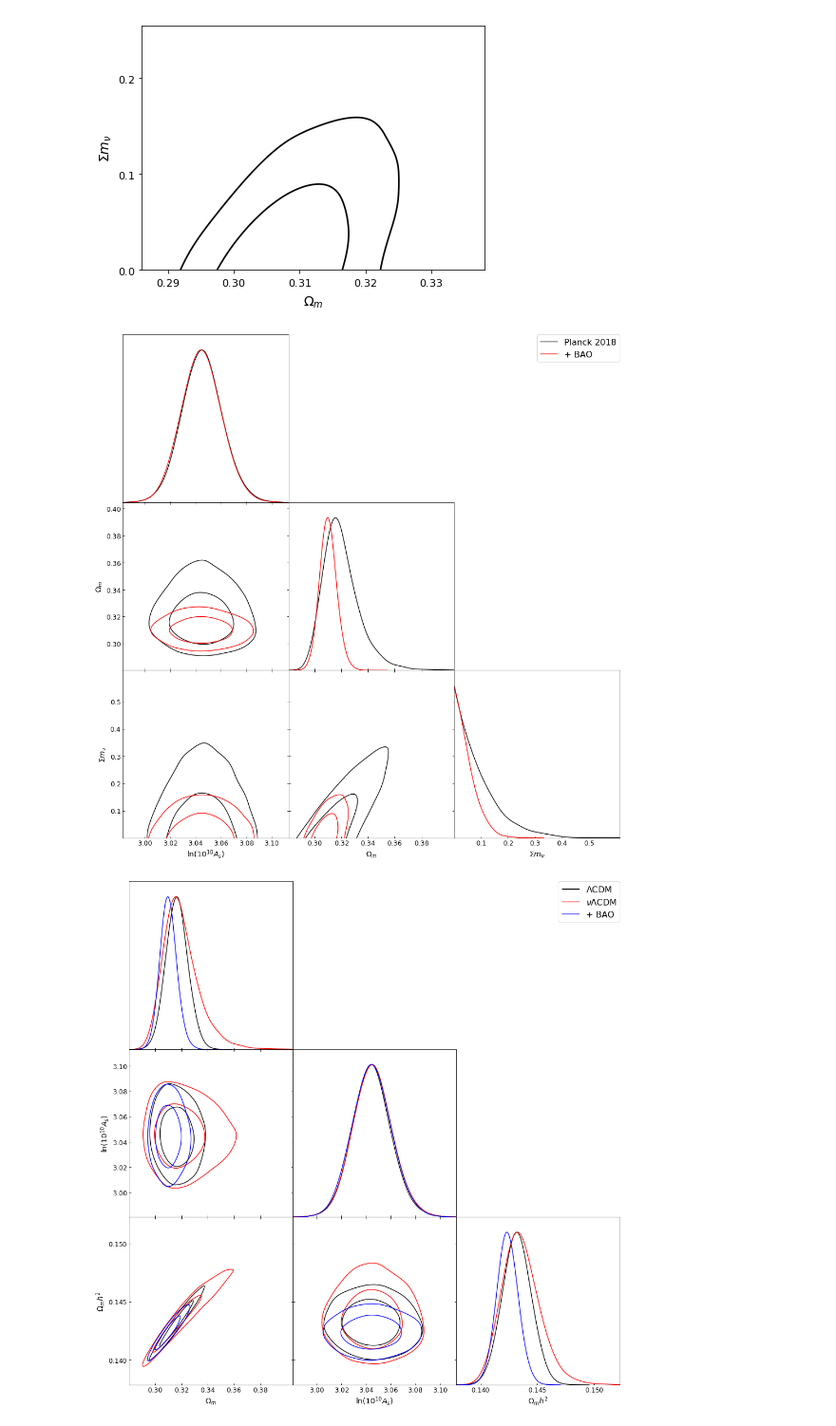
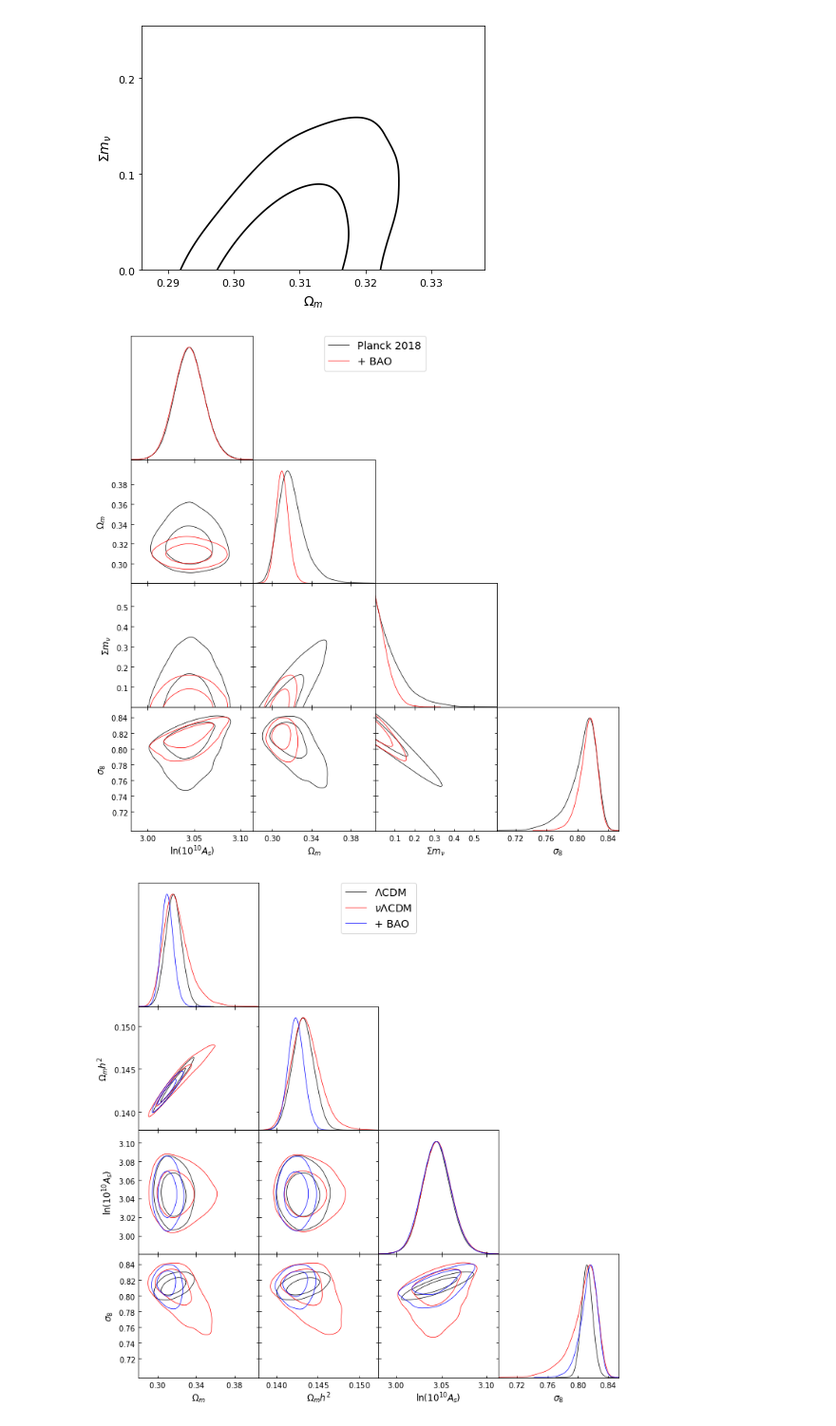
Before and after one commit to igmhub/cup1d, a Jupyter notebook: notebooks/plot_planck_chains.ipynb, the cells around one changed output. Shown at 95% size. Cells and saved outputs as stored; diff of their text form; code cells hidden in the pictures.

Commit message:
updated script to generate new chains

```diff
--- a/notebooks/plot_planck_chains.ipynb
+++ b/notebooks/plot_planck_chains.ipynb
@@ -23,4 +18,8 @@ g.plot_2d(planck2018['samples'], ['omegam', 'logA'])
+# %%
+# by default the object below would use the chains provided in cup1d, but we want to access original chains here
+root_dir=os.environ['PLANCK_CHAINS']
+planck2018=planck_chains.get_planck_2018(model='base',data='plikHM_TTTEEE_lowl_lowE',
+                                                root_dir=root_dir,linP_tag=None)
 # %%
-planck2018_mnu=planck_chains.get_planck_2018(model='base_mnu',data='plikHM_TTTEEE_lowl_lowE')
-g = plots.getSinglePlotter()
-g.plot_2d(planck2018_mnu['samples'], ['omegam', 'logA'])
+planck2018_mnu=planck_chains.get_planck_2018(model='base_mnu',data='plikHM_TTTEEE_lowl_lowE',
+                                                root_dir=root_dir,linP_tag=None)
@@ -39,26 +34,27 @@ g.triangle_plot([planck2018['samples'],planck2018_mnu['samples']],
 # %% [markdown]
 ### Read $\nu\Lambda$CDM from Planck 2018 + BAO
 # %%
-planck2018_mnu_BAO=planck_chains.get_planck_2018(model='base_mnu',data='plikHM_TTTEEE_lowl_lowE_BAO')
+planck2018_mnu_BAO=planck_chains.get_planck_2018(model='base_mnu',data='plikHM_TTTEEE_lowl_lowE_BAO',
+                                                root_dir=root_dir,linP_tag=None)
 g = plots.getSinglePlotter()
 g.plot_2d(planck2018_mnu_BAO['samples'], ['omegam', 'mnu'])
 # %% [output]
 ((0.2860120088655863, 0.33815129113441367), (0.0, 0.2547356199571935))
 [figure]
 # %%
-g = plots.getSubplotPlotter(width_inch=14)
+g = plots.getSubplotPlotter(width_inch=10)
 g.settings.axes_fontsize = 12
 g.settings.legend_fontsize = 16
 g.triangle_plot([planck2018_mnu['samples'],planck2018_mnu_BAO['samples']],
-                ['logA','omegam','mnu'],legend_labels=['Planck 2018','+ BAO'])
+                ['logA','omegam','mnu','sigma8'],legend_labels=['Planck 2018','+ BAO'])
 # %% [output]
-[figure, old version]
+[figure, new version]
 # %%
-g = plots.getSubplotPlotter(width_inch=14)
+g = plots.getSubplotPlotter(width_inch=10)
 g.settings.axes_fontsize = 12
 g.settings.legend_fontsize = 16
 g.triangle_plot([planck2018['samples'],planck2018_mnu['samples'],planck2018_mnu_BAO['samples']],
-                ['omegam','logA','omegamh2'],
+                ['omegam','omegamh2','logA','sigma8'],
                 legend_labels=[r'$\Lambda$CDM',r'$\nu\Lambda$CDM',r'+ BAO'])
 # %% [output]
-[figure, old version]
+[figure, new version]
```
Also changed, not shown: parts of 3 cells of this notebook, 6 other files.
